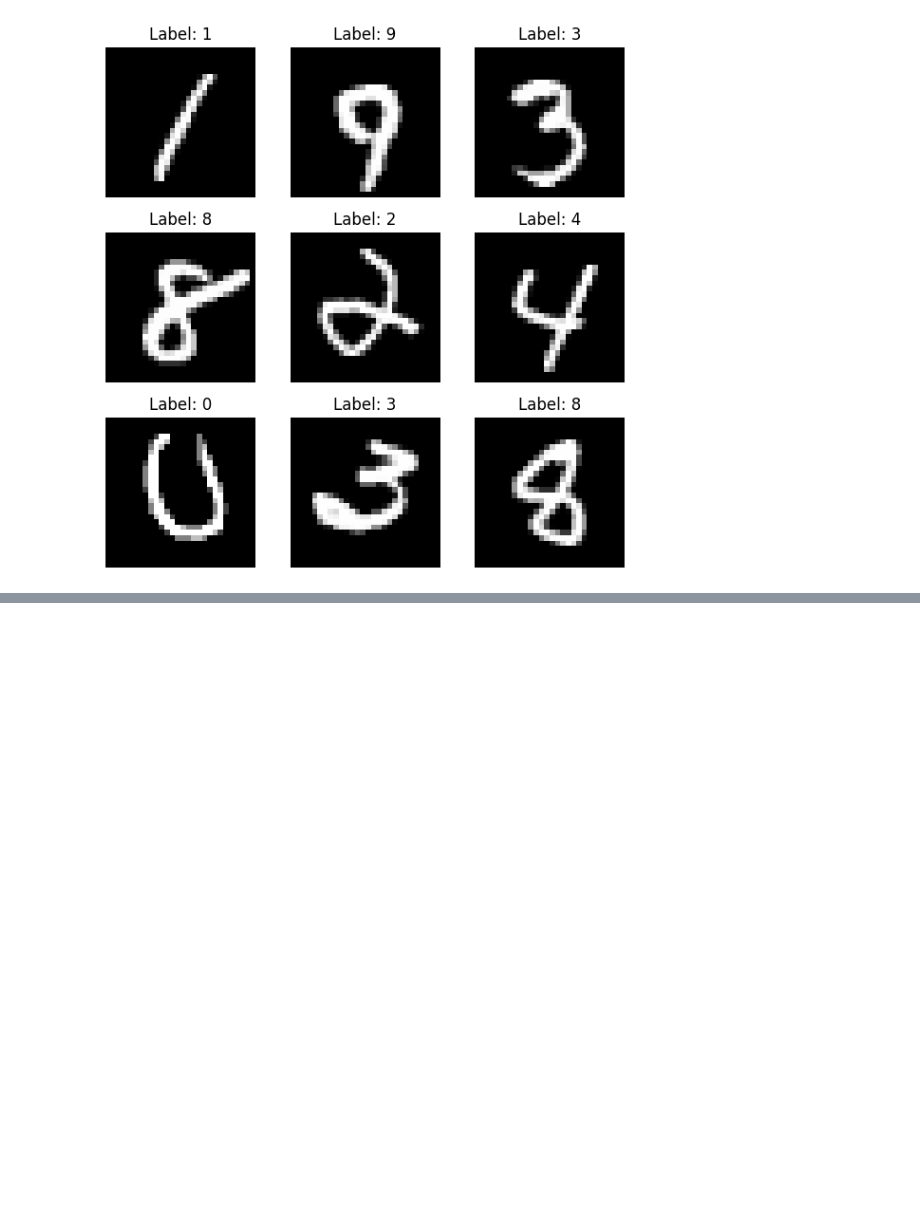
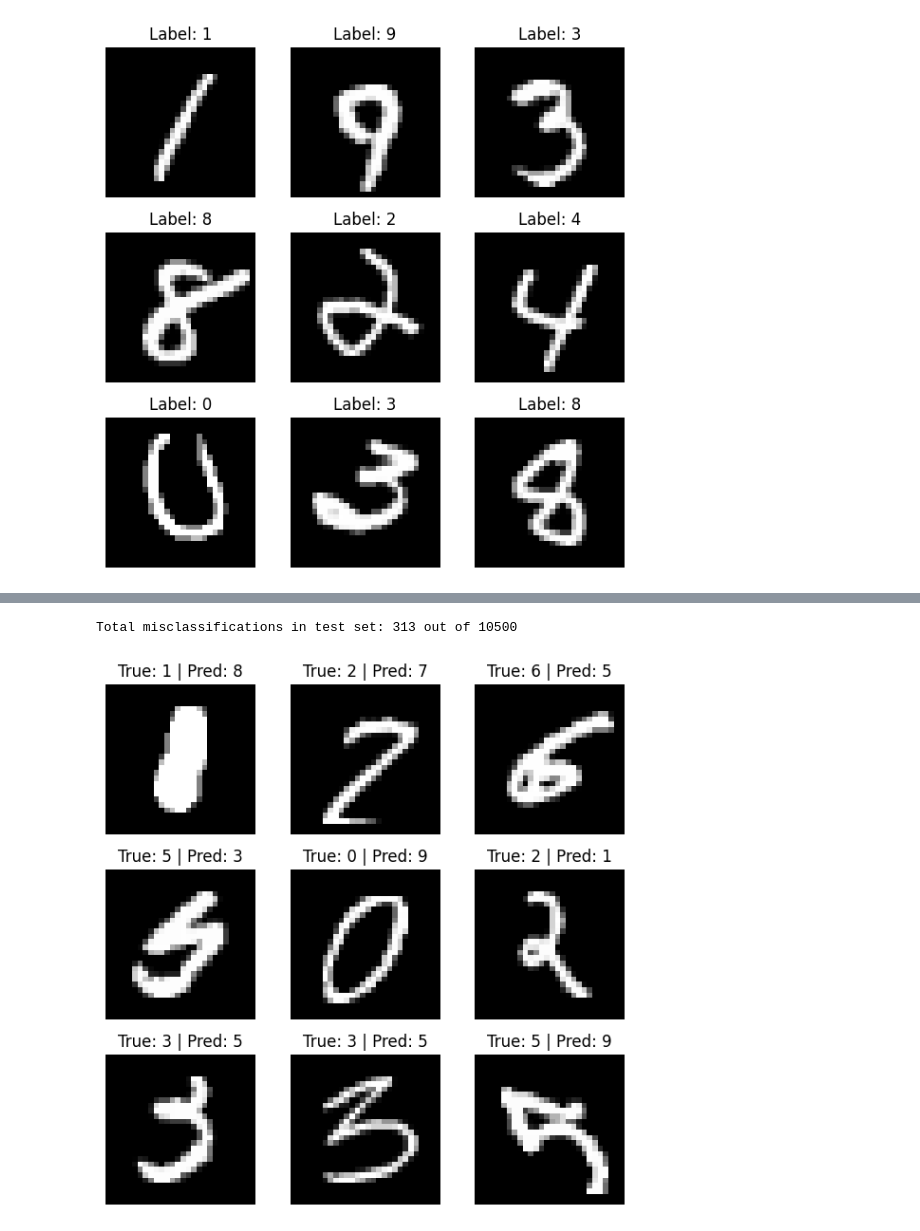
Before and after one commit to sebastianbrubaker/mlp_from_scratch, a Jupyter notebook: notebook.ipynb, the cells around one changed output, grey strips where cells are left out. Cells and saved outputs as stored; diff of their text form; code cells hidden in the pictures; blank space fills up the shorter version.

```diff
--- a/notebook.ipynb
+++ b/notebook.ipynb
@@ -407,0 +397,31 @@ np.float64(97.01904761904761)
+# %%
+# Plot a few examples of incorrect digit classifications
+
+incorrect_indices = np.where(predictions != targets)[0]
+
+print(f"Total misclassifications in test set: {len(incorrect_indices)} out of {len(targets)}")
+
+
+plt.figure(figsize=(6, 6))
+
+# Get first 9 misclassified
+for idx, test_idx in enumerate(incorrect_indices[:9]):
+    plt.subplot(3, 3, idx + 1)
+
+    digit_image = X_test[:, test_idx].reshape(28, 28)
+
+    # Plot image
+    plt.imshow(digit_image, cmap='gray')
+
+    # Extract the string representation of target vs prediction
+    true_label = targets[test_idx]
+    pred_label = predictions[test_idx]
+
+    plt.title(f"True: {true_label} | Pred: {pred_label}")
+    plt.axis('off')
+
+plt.tight_layout()
+plt.show()
+# %% [output]
+Total misclassifications in test set: 313 out of 10500
+[figure, added]
```
Also changed, not shown: parts of 10 cells of this notebook, 1 other file.
